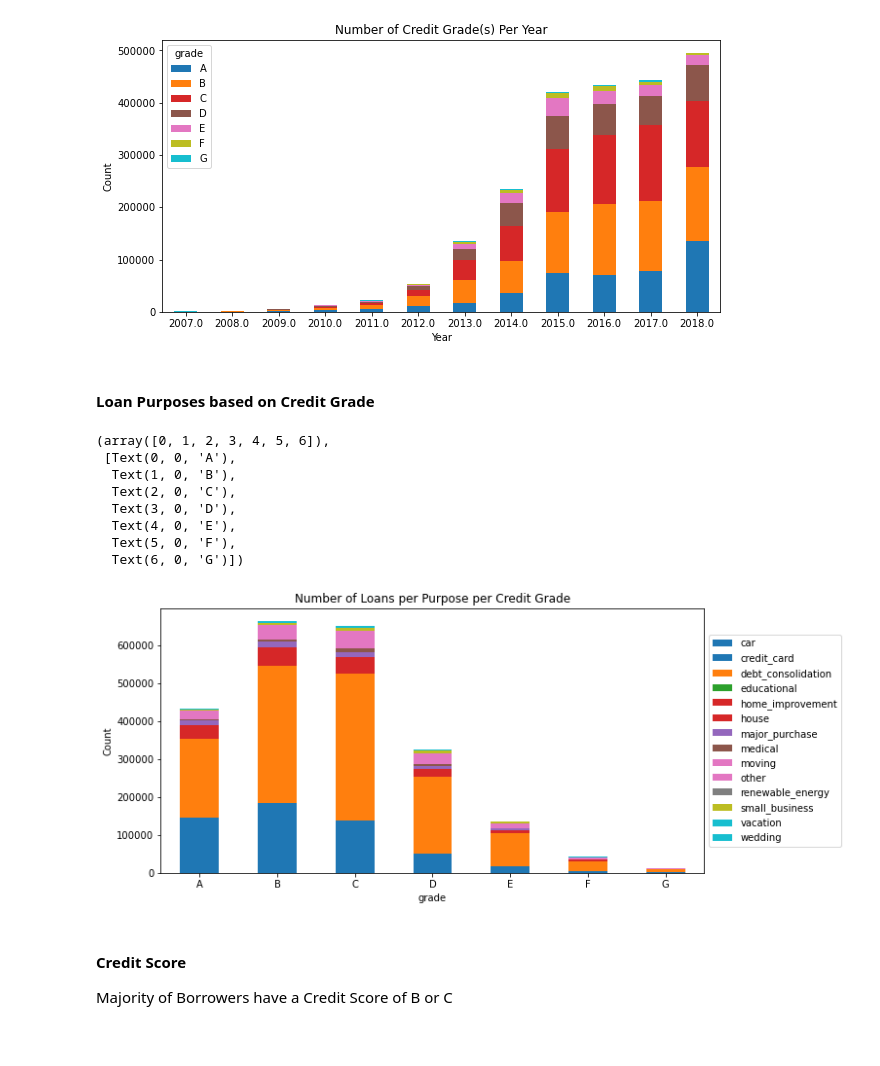
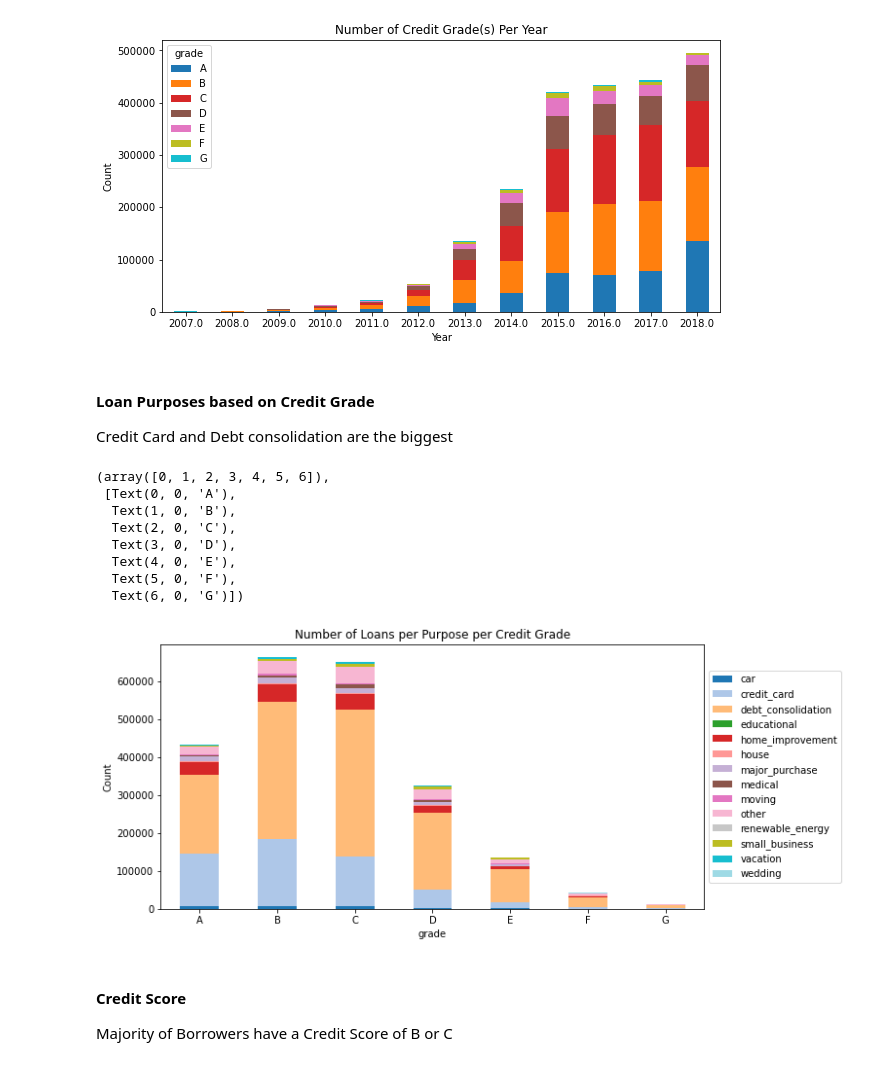
Before and after one commit to touyang219/LC_Capstone, a Jupyter notebook: Capstone.ipynb, the cells around one changed output. Drawn from its saved outputs; the diff is of its cells as text; code cells hidden in the pictures.

```diff
--- a/Capstone.ipynb
+++ b/Capstone.ipynb
@@ -274,23 +292,25 @@ plt.xticks(rotation = 0)
 [figure]
 # %% [markdown]
 #### Loan Purposes based on Credit Grade
+
+Credit Card and Debt consolidation are the biggest
 # %%
 
-accepted.groupby(['grade', 'purpose']).size().unstack().plot(kind = 'bar', stacked = True, figsize=(10, 5), cmap = 'tab10')
+accepted.groupby(['grade', 'purpose']).size().unstack().plot(kind = 'bar', stacked = True, figsize=(10, 5), cmap = 'tab20')
 plt.legend(loc='center left', bbox_to_anchor=(1.0, 0.5))
 plt.title('Number of Loans per Purpose per Credit Grade')
 plt.ylabel('Count')
 plt.xticks(rotation = 0)
 # %% [output]
 (array([0, 1, 2, 3, 4, 5, 6]),
  [Text(0, 0, 'A'),
   Text(1, 0, 'B'),
   Text(2, 0, 'C'),
   Text(3, 0, 'D'),
   Text(4, 0, 'E'),
   Text(5, 0, 'F'),
   Text(6, 0, 'G')])
-[figure, old version]
+[figure, new version]
 # %% [markdown]
 #### Credit Score
 
```
Also changed, not shown: parts of 85 cells of this notebook.
